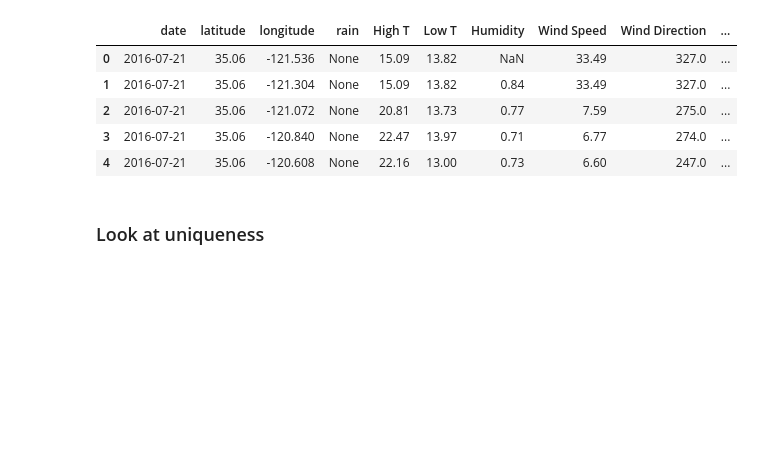
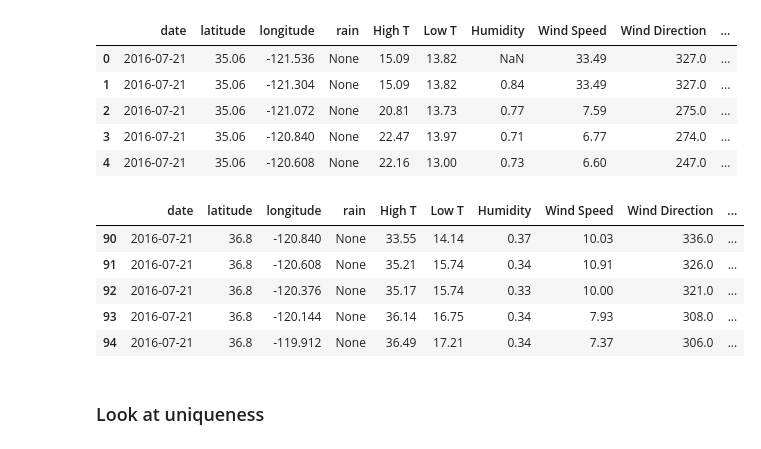
Before and after one commit to lchutny/wildfireplus, a Jupyter notebook: EDA/EDA Weather.ipynb, the cells around one changed output. Drawn from its saved outputs; the diff is of its cells as text; code cells hidden in the pictures; blank space fills up the shorter version.

```diff
--- a/EDA/EDA Weather.ipynb
+++ b/EDA/EDA Weather.ipynb
@@ -276,6 +276,15 @@ df2.head()
 | 2 | 2016-07-21 | 35.06 | -121.072 | None | 20.81 | 13.73 | 0.77 | 7.59 | 275.0 | ... |
 | 3 | 2016-07-21 | 35.06 | -120.840 | None | 22.47 | 13.97 | 0.71 | 6.77 | 274.0 | ... |
 | 4 | 2016-07-21 | 35.06 | -120.608 | None | 22.16 | 13.00 | 0.73 | 6.60 | 247.0 | ... |
+# %%
+df2.tail()
+# %% [output]
+|  | date | latitude | longitude | rain | High T | Low T | Humidity | Wind Speed | Wind Direction | ... |
+| 90 | 2016-07-21 | 36.8 | -120.840 | None | 33.55 | 14.14 | 0.37 | 10.03 | 336.0 | ... |
+| 91 | 2016-07-21 | 36.8 | -120.608 | None | 35.21 | 15.74 | 0.34 | 10.91 | 326.0 | ... |
+| 92 | 2016-07-21 | 36.8 | -120.376 | None | 35.17 | 15.74 | 0.33 | 10.00 | 321.0 | ... |
+| 93 | 2016-07-21 | 36.8 | -120.144 | None | 36.14 | 16.75 | 0.34 | 7.93 | 308.0 | ... |
+| 94 | 2016-07-21 | 36.8 | -119.912 | None | 36.49 | 17.21 | 0.34 | 7.37 | 306.0 | ... |
 # %% [markdown]
 ### Look at uniqueness
 # %%
```
Also changed, not shown: parts of 8 cells of this notebook.
